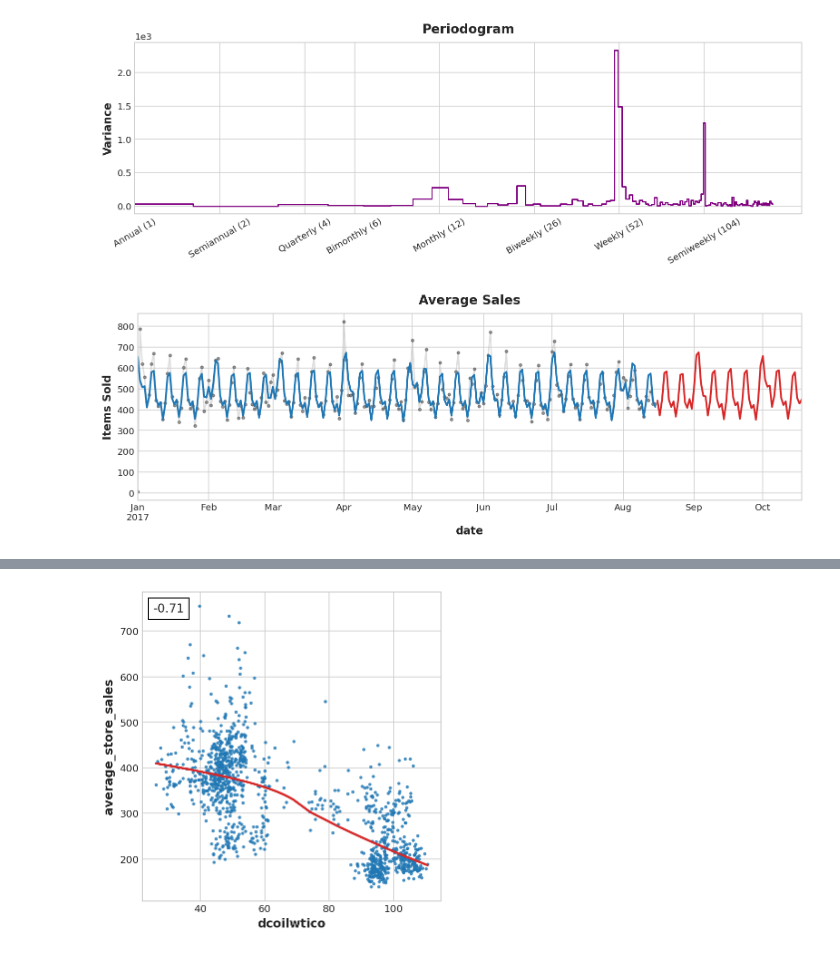
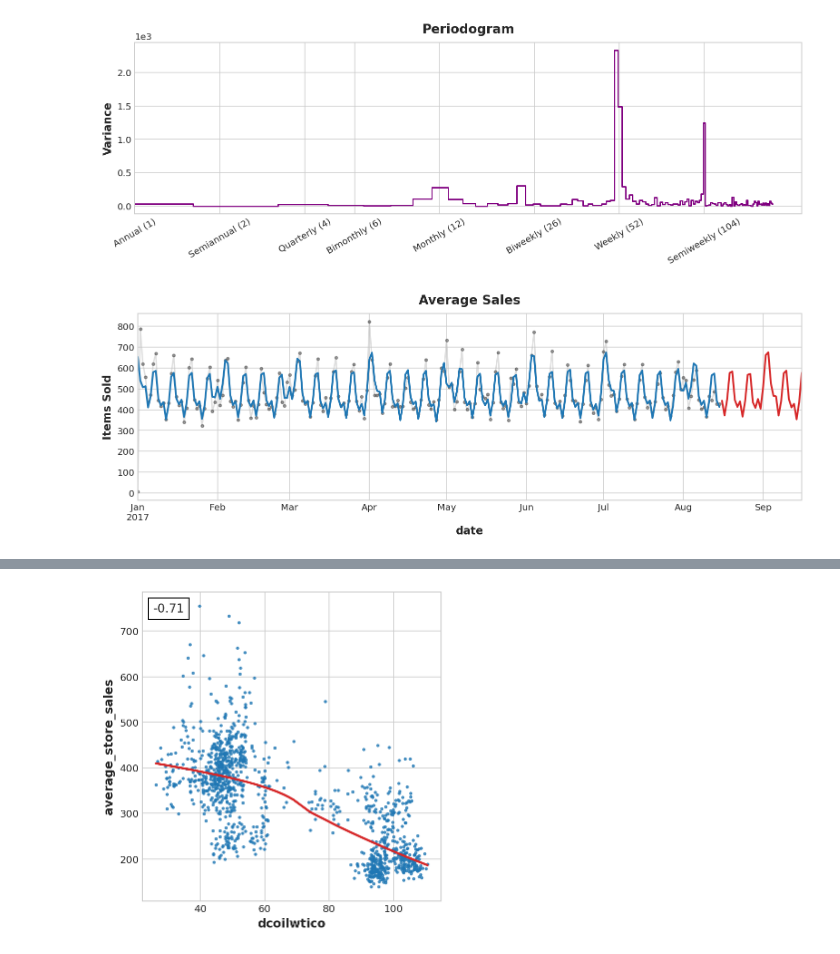
Before and after one commit to jkeogh2031/store_sales_time_series_forecasting, a Jupyter notebook: store-sales-time-series-forecasting.ipynb, the cells around one changed output, grey strips where cells are left out. Drawn from its saved outputs; the diff is of its cells as text; code cells hidden in the pictures.

```diff
--- a/store-sales-time-series-forecasting.ipynb
+++ b/store-sales-time-series-forecasting.ipynb
@@ -314,31 +316,31 @@ plot_periodogram(average_sales.loc["2017"])
 # %%
 # Monthly and weekly seasonan
 y = average_sales['2017'].copy()
 
 fourier = CalendarFourier(freq="M", order=4)
 dp = DeterministicProcess(
     index = y.index,
     constant = True,
     order=1,
     seasonal=True,
     additional_terms=[fourier],
     drop=True
 )
 
 X = dp.in_sample()
-X_fore = dp.out_of_sample(64)
+X_fore = dp.out_of_sample(32)
 
 model = LinearRegression()
 model.fit(X, y)
 
 y_pred = pd.Series(model.predict(X), index=X.index)
 y_fore = pd.Series(model.predict(X_fore), index=X_fore.index)
 
 ax = y.plot(**plot_params, title="Average Sales", ylabel="Items Sold" , alpha=0.5)
 ax = y_pred.plot(label="Trend", linewidth=2, color='C0')
 ax = y_fore.plot(label="Prediction", linewidth=2, color='C3')
 # %% [output]
-[figure, old version]
+[figure, new version]
 # %%
 y_deseason = y - y_pred
 
```
Also changed, not shown: parts of 43 cells of this notebook.
